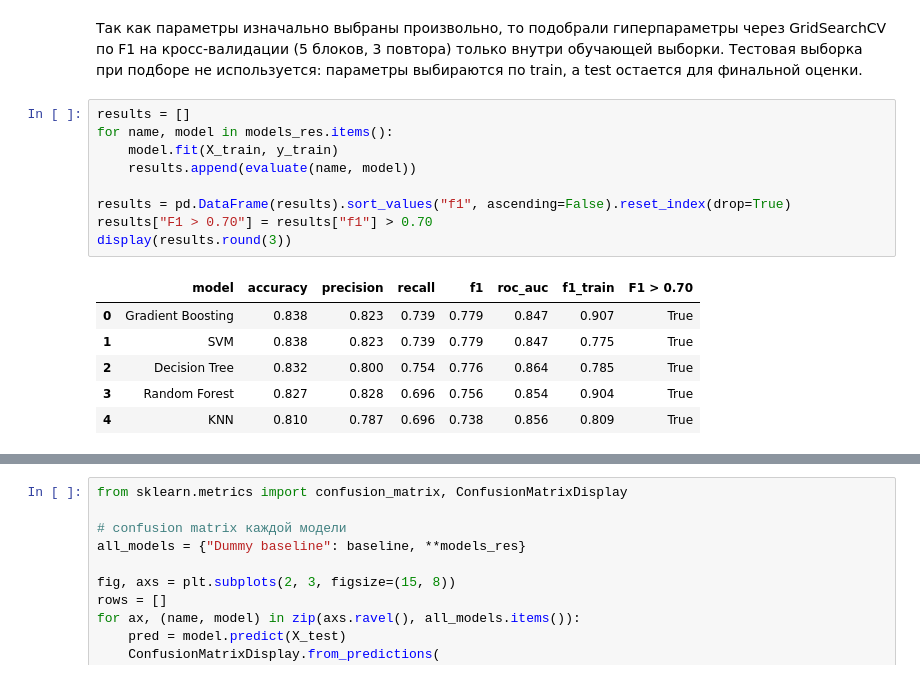
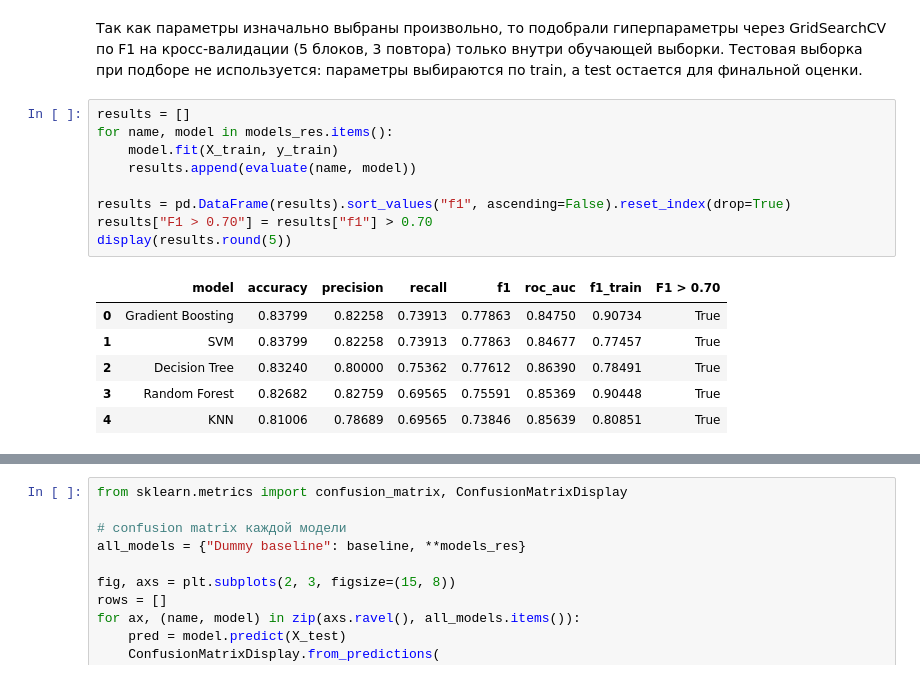
Before and after one commit to ksenblet/ml_course_2026, a Jupyter notebook: classification/lab2Titanic.ipynb, the cells around one changed output, grey strips where cells are left out. Drawn from its saved outputs; the diff is of its cells as text.

```diff
--- a/classification/lab2Titanic.ipynb
+++ b/classification/lab2Titanic.ipynb
@@ -375,17 +403,17 @@ KNN {'model__n_neighbors': 5, 'model__p': 2, 'model__weights': 'uniform'} | F1
 # %%
 results = []
 for name, model in models_res.items():
     model.fit(X_train, y_train)
     results.append(evaluate(name, model))
 
 results = pd.DataFrame(results).sort_values("f1", ascending=False).reset_index(drop=True)
 results["F1 > 0.70"] = results["f1"] > 0.70
-display(results.round(3))
+display(results.round(5))
 # %% [output]
 |  | model | accuracy | precision | recall | f1 | roc_auc | f1_train | F1 > 0.70 |
-| 0 | Gradient Boosting | 0.838 | 0.823 | 0.739 | 0.779 | 0.847 | 0.907 | True |
-| 1 | SVM | 0.838 | 0.823 | 0.739 | 0.779 | 0.847 | 0.775 | True |
-| 2 | Decision Tree | 0.832 | 0.800 | 0.754 | 0.776 | 0.864 | 0.785 | True |
-| 3 | Random Forest | 0.827 | 0.828 | 0.696 | 0.756 | 0.854 | 0.904 | True |
-| 4 | KNN | 0.810 | 0.787 | 0.696 | 0.738 | 0.856 | 0.809 | True |
+| 0 | Gradient Boosting | 0.83799 | 0.82258 | 0.73913 | 0.77863 | 0.84750 | 0.90734 | True |
+| 1 | SVM | 0.83799 | 0.82258 | 0.73913 | 0.77863 | 0.84677 | 0.77457 | True |
+| 2 | Decision Tree | 0.83240 | 0.80000 | 0.75362 | 0.77612 | 0.86390 | 0.78491 | True |
+| 3 | Random Forest | 0.82682 | 0.82759 | 0.69565 | 0.75591 | 0.85369 | 0.90448 | True |
+| 4 | KNN | 0.81006 | 0.78689 | 0.69565 | 0.73846 | 0.85639 | 0.80851 | True |
 # %% [markdown]
```
Also changed, not shown: parts of 9 cells of this notebook.
